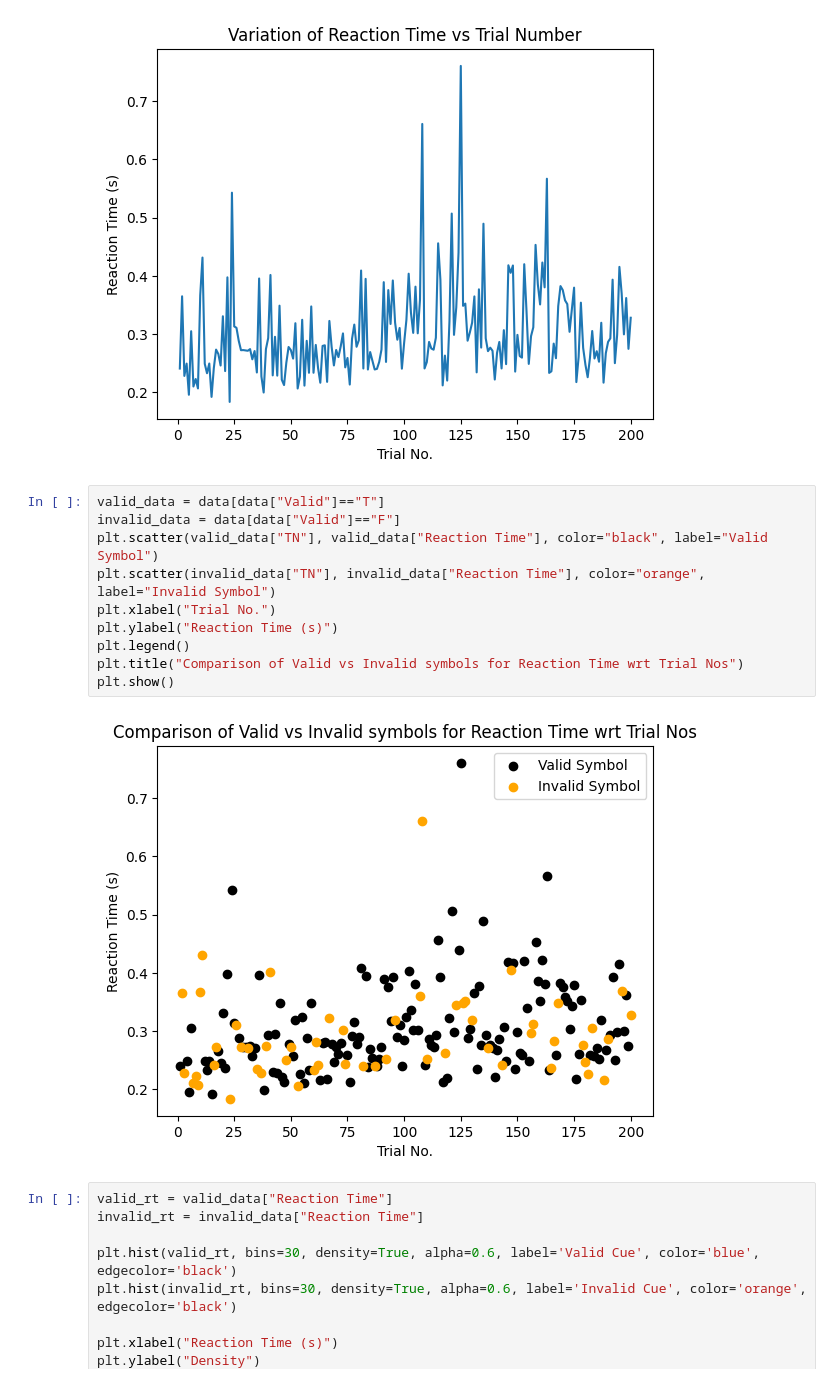
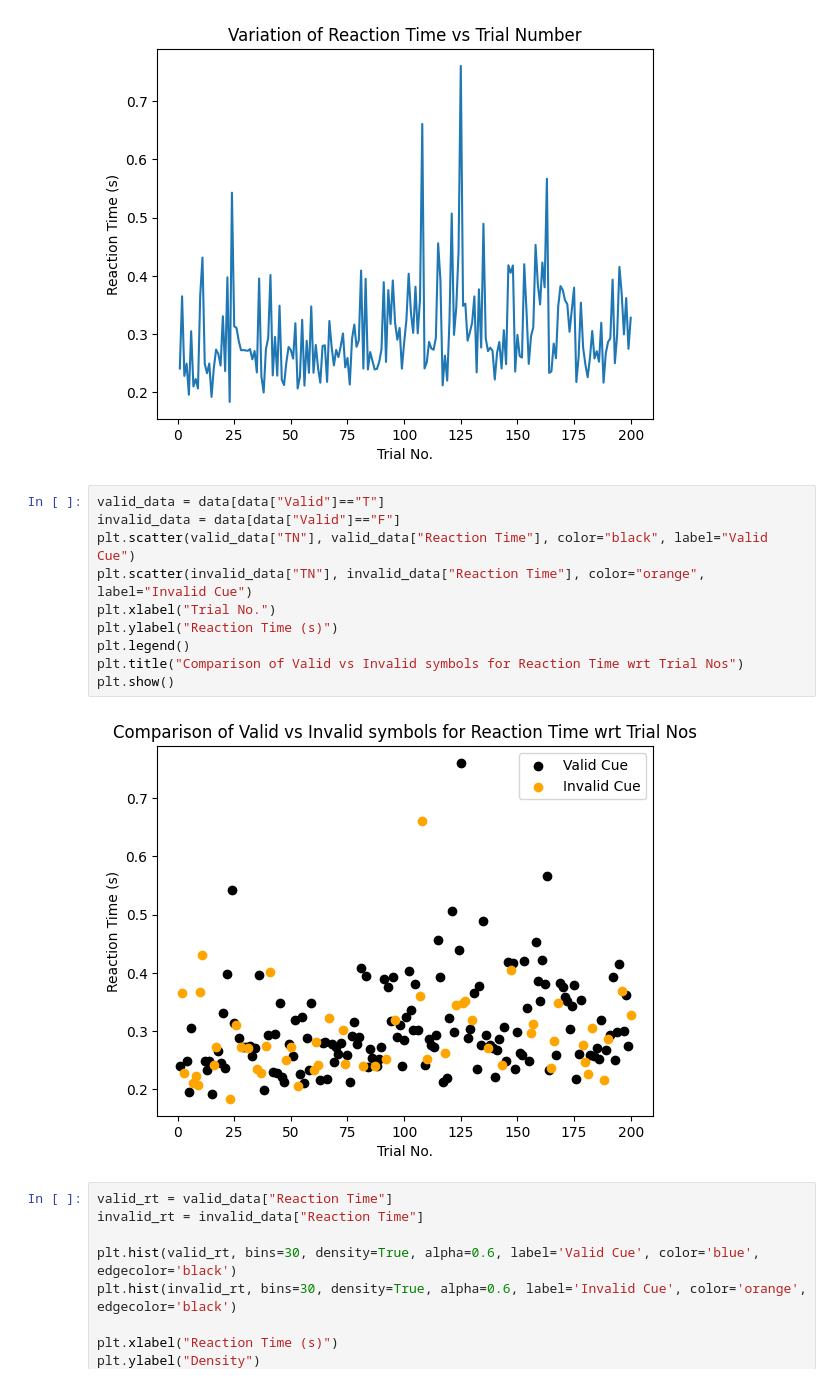
Before and after one commit to shadowemperor1510/Computation_N_Cognition_Project, a Jupyter notebook: run_model.ipynb, the cells around one changed output. Drawn from its saved outputs; the diff is of its cells as text.

Commit message:
Plots corrected. Code fin.

```diff
--- a/run_model.ipynb
+++ b/run_model.ipynb
@@ -54,15 +54,15 @@ plt.show()
 # %%
 valid_data = data[data["Valid"]=="T"]
 invalid_data = data[data["Valid"]=="F"]
-plt.scatter(valid_data["TN"], valid_data["Reaction Time"], color="black", label="Valid Symbol")
-plt.scatter(invalid_data["TN"], invalid_data["Reaction Time"], color="orange", label="Invalid Symbol")
+plt.scatter(valid_data["TN"], valid_data["Reaction Time"], color="black", label="Valid Cue")
+plt.scatter(invalid_data["TN"], invalid_data["Reaction Time"], color="orange", label="Invalid Cue")
 plt.xlabel("Trial No.")
 plt.ylabel("Reaction Time (s)")
 plt.legend()
 plt.title("Comparison of Valid vs Invalid symbols for Reaction Time wrt Trial Nos")
 plt.show()
 # %% [output]
-[figure, old version]
+[figure, new version]
 # %%
 valid_rt = valid_data["Reaction Time"]
 invalid_rt = invalid_data["Reaction Time"]
```
Also changed, not shown: parts of 6 cells of this notebook.
